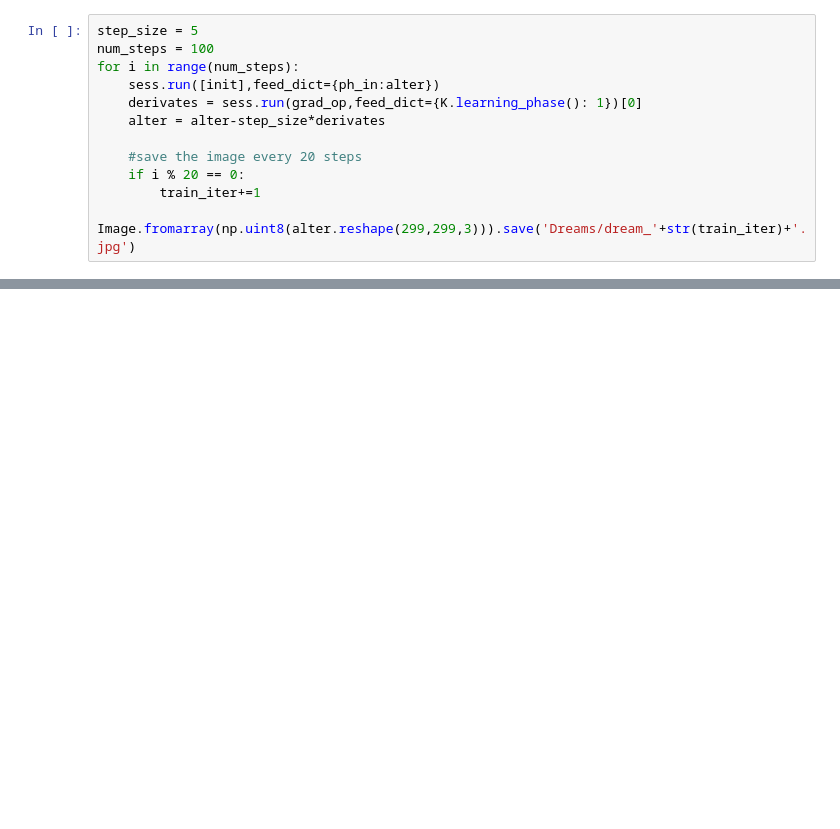
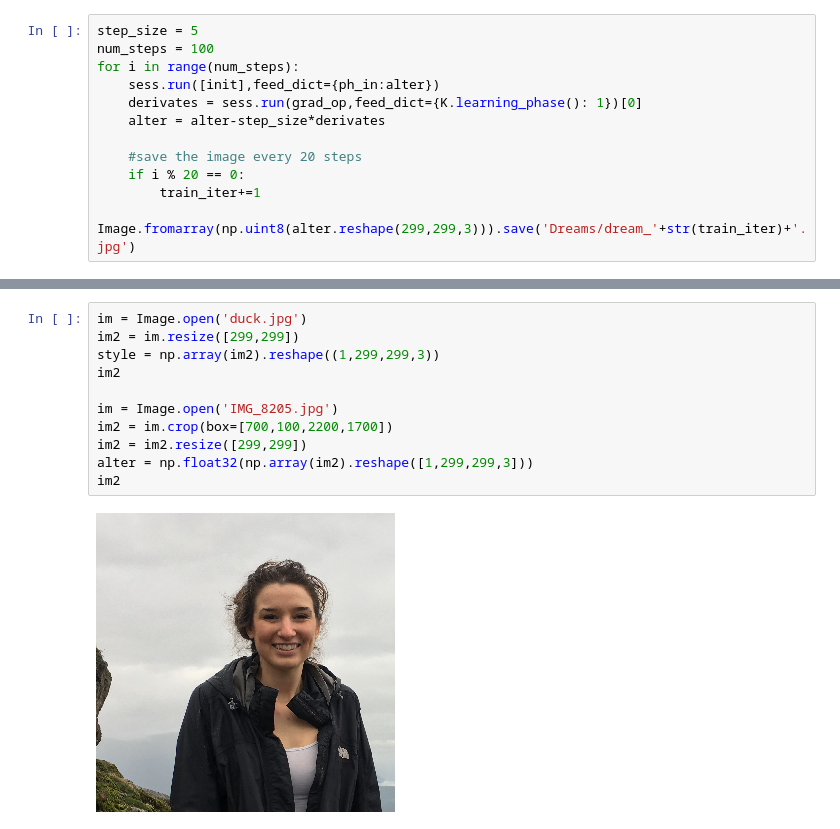
Before and after one commit to tmulc18/ArtisticStyle, a Jupyter notebook: Artistic Style Xception.ipynb, the cells around one changed output, grey strips where cells are left out. Cells and saved outputs as stored; diff of their text form; blank space fills up the shorter version.

```diff
--- a/Artistic Style Xception.ipynb
+++ b/Artistic Style Xception.ipynb
@@ -205,0 +226,13 @@ Image.fromarray(np.uint8(alter.reshape(299,299,3)))
+# %%
+im = Image.open('duck.jpg')
+im2 = im.resize([299,299])
+style = np.array(im2).reshape((1,299,299,3))
+im2
+
+im = Image.open('IMG_8205.jpg')
+im2 = im.crop(box=[700,100,2200,1700])
+im2 = im2.resize([299,299])
+alter = np.float32(np.array(im2).reshape([1,299,299,3]))
+im2
+# %% [output]
+[figure, added]
```
Also changed, not shown: parts of 38 cells of this notebook, 2 other files.
